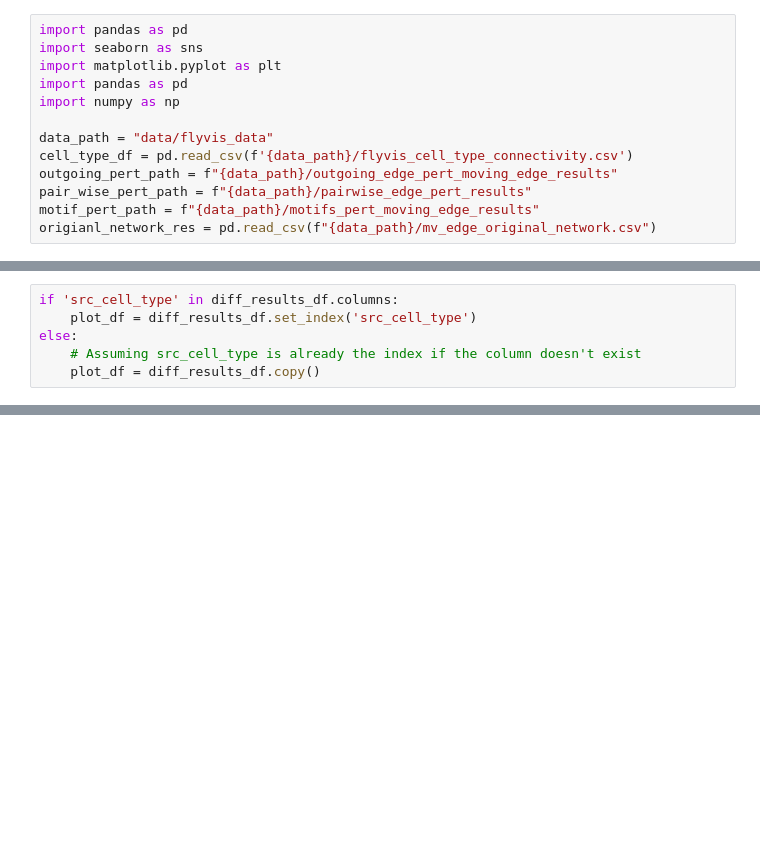
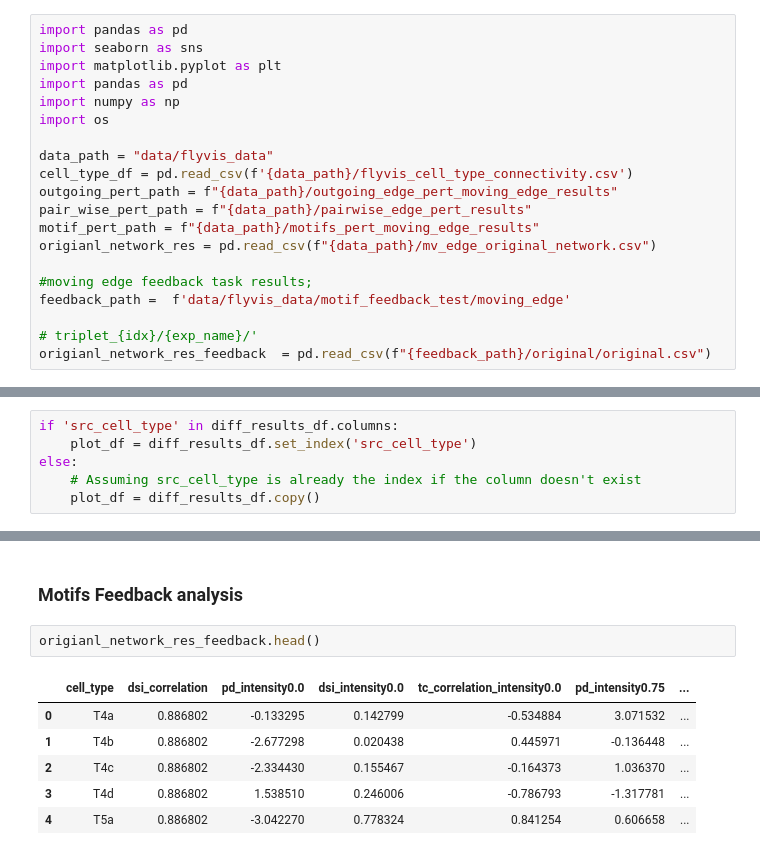
Before and after one commit to deangeckt/fly_wire_perturbations, a Jupyter notebook: moving_edge_analysis.ipynb, the cells around one changed output, grey strips where cells are left out. Saved outputs shown, nothing was run; the diff lists cells and outputs as text; blank space fills up the shorter version.

```diff
--- a/moving_edge_analysis.ipynb
+++ b/moving_edge_analysis.ipynb
@@ -4,6 +4,7 @@ import seaborn as sns
 import matplotlib.pyplot as plt
 import pandas as pd
 import numpy as np
+import os
 
 data_path = "data/flyvis_data"
 cell_type_df = pd.read_csv(f'{data_path}/flyvis_cell_type_connectivity.csv')
@@ -11,5 +12,11 @@ outgoing_pert_path = f"{data_path}/outgoing_edge_pert_moving_edge_results"
 pair_wise_pert_path = f"{data_path}/pairwise_edge_pert_results"
 motif_pert_path = f"{data_path}/motifs_pert_moving_edge_results"
 origianl_network_res = pd.read_csv(f"{data_path}/mv_edge_original_network.csv")
+
+#moving edge feedback task results;
+feedback_path =  f'data/flyvis_data/motif_feedback_test/moving_edge'
+
+# triplet_{idx}/{exp_name}/'
+origianl_network_res_feedback  = pd.read_csv(f"{feedback_path}/original/original.csv")
 # %%
 origianl_network_res.head()
@@ -288,0 +193,11 @@ Top 10 Names: ["78 ['+', '+', '-', '-']_motif-T5d", "78 ['+', '+', '-', '-']_mot
+# %% [markdown]
+### Motifs Feedback analysis
+# %%
+origianl_network_res_feedback.head()
+# %% [output]
+|  | cell_type | dsi_correlation | pd_intensity0.0 | dsi_intensity0.0 | tc_correlation_intensity0.0 | pd_intensity0.75 | ... |
+| 0 | T4a | 0.886802 | -0.133295 | 0.142799 | -0.534884 | 3.071532 | ... |
+| 1 | T4b | 0.886802 | -2.677298 | 0.020438 | 0.445971 | -0.136448 | ... |
+| 2 | T4c | 0.886802 | -2.334430 | 0.155467 | -0.164373 | 1.036370 | ... |
+| 3 | T4d | 0.886802 | 1.538510 | 0.246006 | -0.786793 | -1.317781 | ... |
+| 4 | T5a | 0.886802 | -3.042270 | 0.778324 | 0.841254 | 0.606658 | ... |
```
Also changed, not shown: parts of 17 cells of this notebook.
